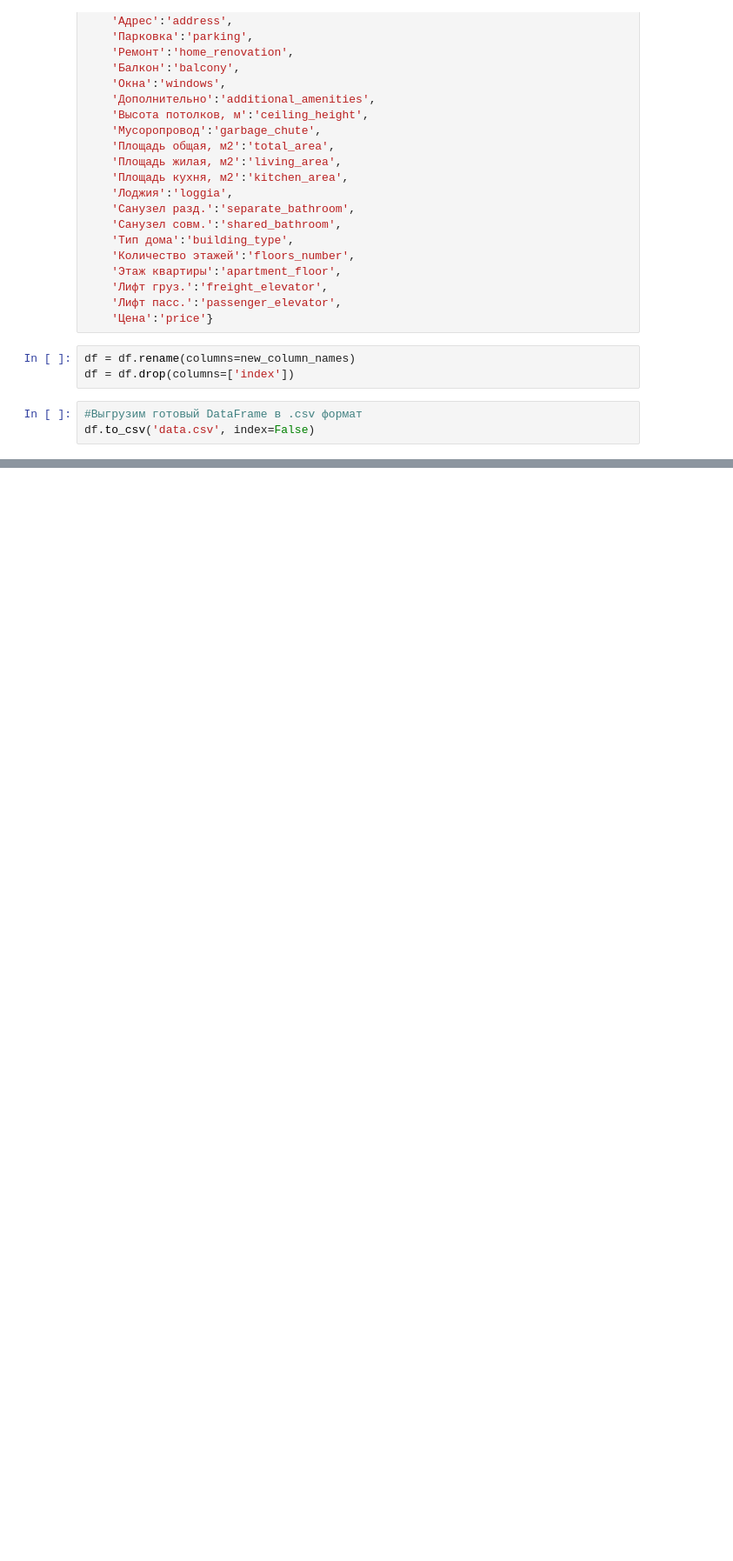
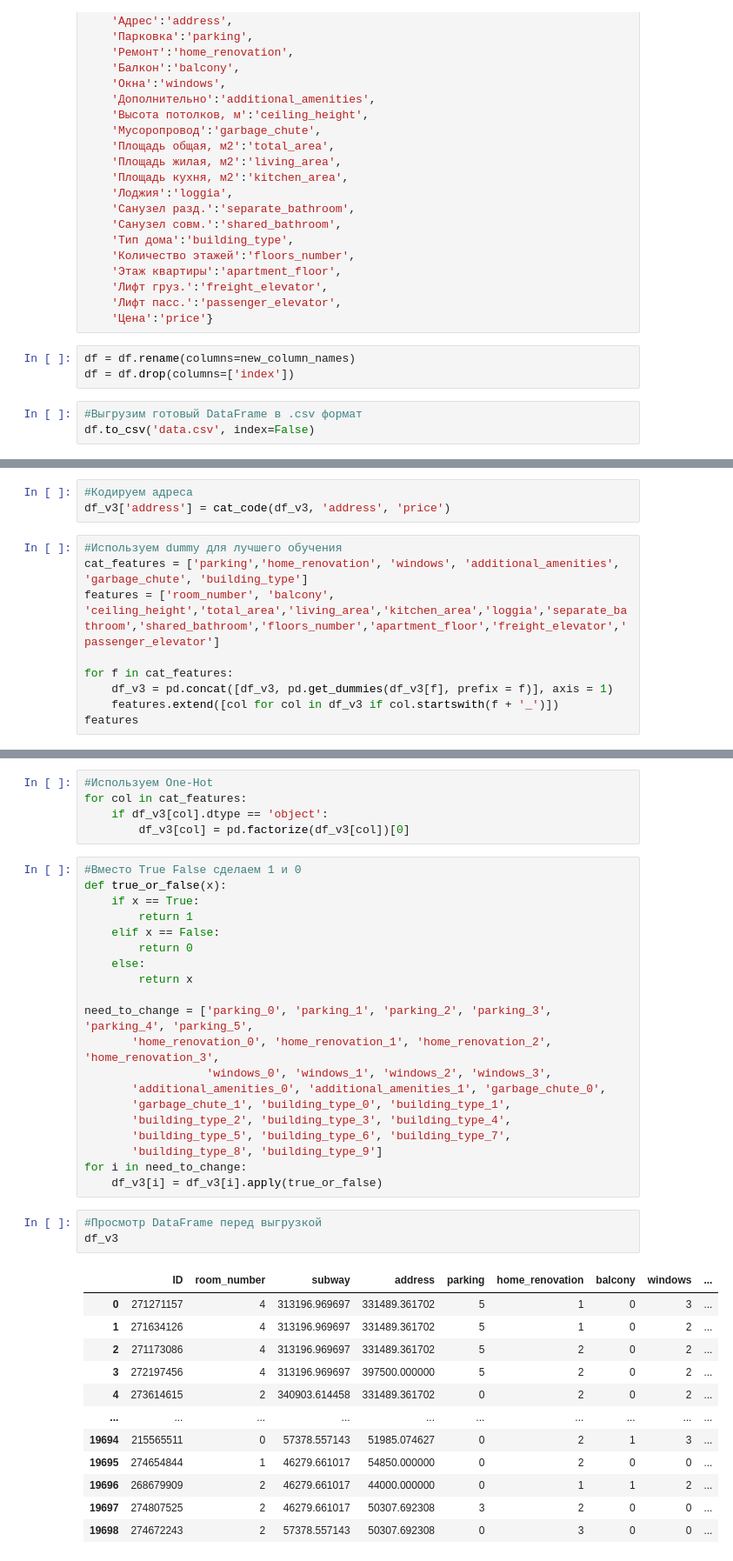
Before and after one commit to cdxxi/Project_pfase0, a Jupyter notebook: realises/preprocessing.ipynb, the cells around one changed output, grey strips where cells are left out. Shown at 87% size. Cells and saved outputs as stored; diff of their text form; blank space fills up the shorter version.

Commit message:
Final Release Added VRNENT_data.csv, preprocessing & README

```diff
--- a/realises/preprocessing.ipynb
+++ b/realises/preprocessing.ipynb
@@ -222,0 +254,12 @@ df.to_csv('data.csv', index=False)
+# %%
+#Кодируем адреса
+df_v3['address'] = cat_code(df_v3, 'address', 'price')
+# %%
+#Используем dummy для лучшего обучения
+cat_features = ['parking','home_renovation', 'windows', 'additional_amenities', 'garbage_chute', 'building_type']
+features = ['room_number', 'balcony', 'ceiling_height','total_area','living_area','kitchen_area','loggia','separate_bathroom','shared_bathroom','floors_number','apartment_floor','freight_elevator','passenger_elevator']
+
+for f in cat_features:
+    df_v3 = pd.concat([df_v3, pd.get_dummies(df_v3[f], prefix = f)], axis = 1)
+    features.extend([col for col in df_v3 if col.startswith(f + '_')])
+features
@@ -222,0 +284,41 @@ df.to_csv('data.csv', index=False)
+# %%
+#Используем One-Hot
+for col in cat_features:
+    if df_v3[col].dtype == 'object':
+        df_v3[col] = pd.factorize(df_v3[col])[0]
+# %%
+#Вместо True False сделаем 1 и 0
+def true_or_false(x):
+    if x == True:
+        return 1
+    elif x == False:
+        return 0
+    else:
+        return x
+
+need_to_change = ['parking_0', 'parking_1', 'parking_2', 'parking_3', 'parking_4', 'parking_5',
+       'home_renovation_0', 'home_renovation_1', 'home_renovation_2', 'home_renovation_3',
+                  'windows_0', 'windows_1', 'windows_2', 'windows_3',
+       'additional_amenities_0', 'additional_amenities_1', 'garbage_chute_0',
+       'garbage_chute_1', 'building_type_0', 'building_type_1',
+       'building_type_2', 'building_type_3', 'building_type_4',
+       'building_type_5', 'building_type_6', 'building_type_7',
+       'building_type_8', 'building_type_9']
+for i in need_to_change:
+    df_v3[i] = df_v3[i].apply(true_or_false)
+# %%
+#Просмотр DataFrame перед выгрузкой
+df_v3
+# %% [output]
+|  | ID | room_number | subway | address | parking | home_renovation | balcony | windows | ... |
+| 0 | 271271157 | 4 | 313196.969697 | 331489.361702 | 5 | 1 | 0 | 3 | ... |
+| 1 | 271634126 | 4 | 313196.969697 | 331489.361702 | 5 | 1 | 0 | 2 | ... |
+| 2 | 271173086 | 4 | 313196.969697 | 331489.361702 | 5 | 2 | 0 | 2 | ... |
+| 3 | 272197456 | 4 | 313196.969697 | 397500.000000 | 5 | 2 | 0 | 2 | ... |
+| 4 | 273614615 | 2 | 340903.614458 | 331489.361702 | 0 | 2 | 0 | 2 | ... |
+| ... | ... | ... | ... | ... | ... | ... | ... | ... | ... |
+| 19694 | 215565511 | 0 | 57378.557143 | 51985.074627 | 0 | 2 | 1 | 3 | ... |
+| 19695 | 274654844 | 1 | 46279.661017 | 54850.000000 | 0 | 2 | 0 | 0 | ... |
+| 19696 | 268679909 | 2 | 46279.661017 | 44000.000000 | 0 | 1 | 1 | 2 | ... |
+| 19697 | 274807525 | 2 | 46279.661017 | 50307.692308 | 3 | 2 | 0 | 0 | ... |
+| 19698 | 274672243 | 2 | 57378.557143 | 50307.692308 | 0 | 3 | 0 | 0 | ... |
```
Also changed, not shown: parts of 9 cells of this notebook, 2 other files.
